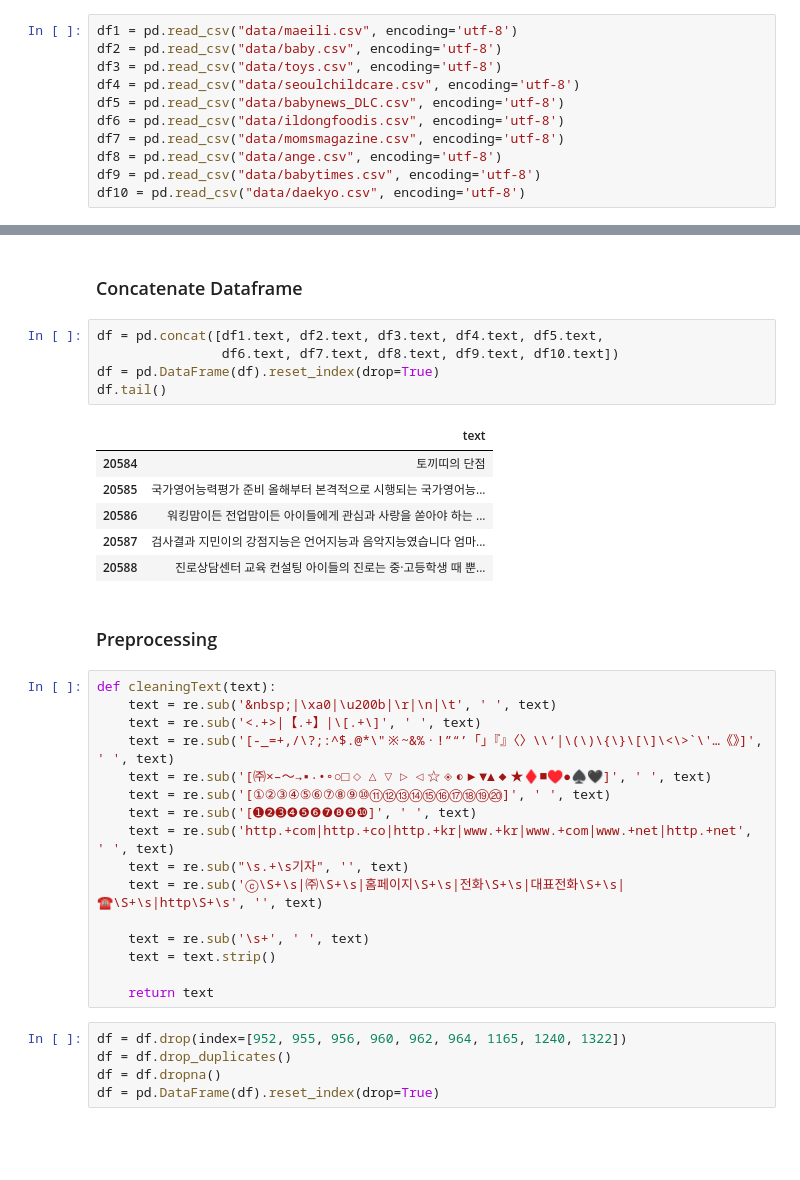
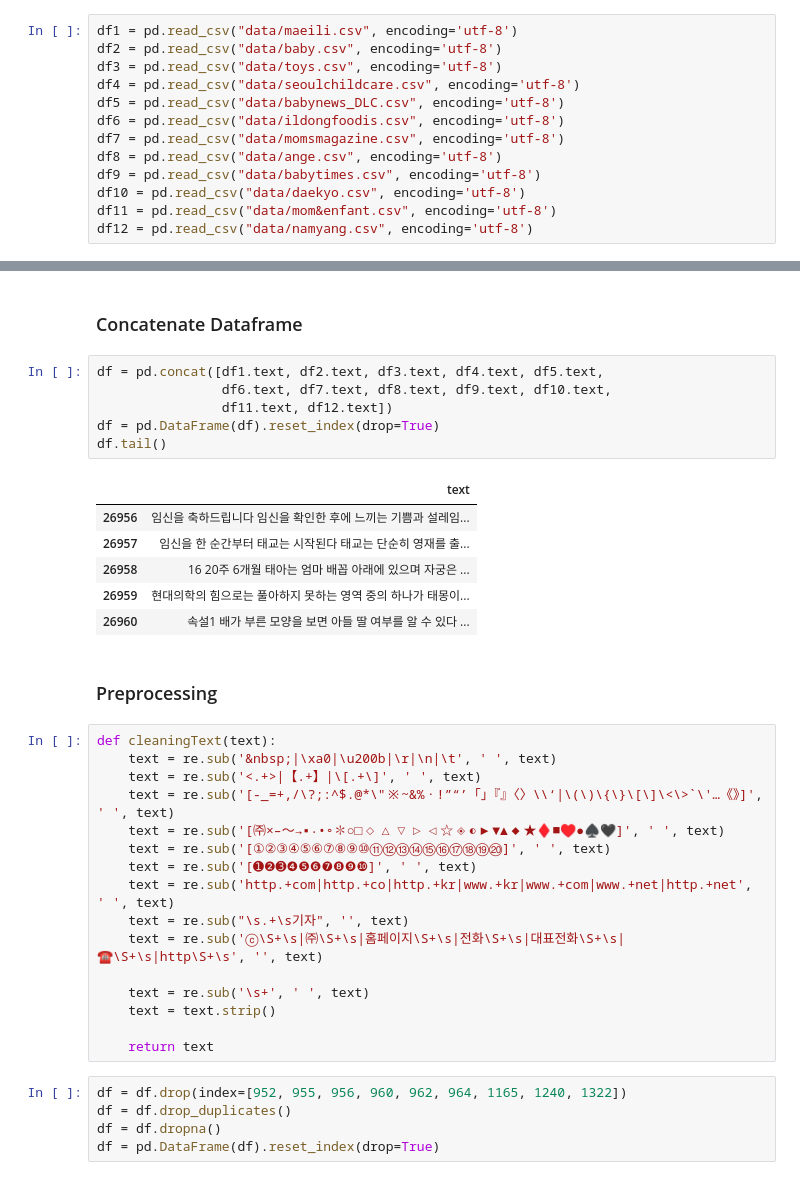
Before and after one commit to catching-space/works, a Jupyter notebook: word2vec.ipynb, the cells around one changed output, grey strips where cells are left out. Cells and saved outputs as stored; diff of their text form; blank space fills up the shorter version.

Commit message:
Add data

```diff
--- a/word2vec.ipynb
+++ b/word2vec.ipynb
@@ -25,3 +25,5 @@ df7 = pd.read_csv("data/momsmagazine.csv", encoding='utf-8')
 df8 = pd.read_csv("data/ange.csv", encoding='utf-8')
 df9 = pd.read_csv("data/babytimes.csv", encoding='utf-8')
 df10 = pd.read_csv("data/daekyo.csv", encoding='utf-8')
+df11 = pd.read_csv("data/mom&enfant.csv", encoding='utf-8')
+df12 = pd.read_csv("data/namyang.csv", encoding='utf-8')
@@ -139,16 +31,17 @@ df10.tail()
 ### Concatenate Dataframe
 # %%
 df = pd.concat([df1.text, df2.text, df3.text, df4.text, df5.text,
-                df6.text, df7.text, df8.text, df9.text, df10.text])
+                df6.text, df7.text, df8.text, df9.text, df10.text,
+                df11.text, df12.text])
 df = pd.DataFrame(df).reset_index(drop=True)
 df.tail()
 # %% [output]
 |  | text |
-| 20584 | 토끼띠의 단점 |
-| 20585 | 국가영어능력평가 준비 올해부터 본격적으로 시행되는 국가영어능... |
-| 20586 | 워킹맘이든 전업맘이든 아이들에게 관심과 사랑을 쏟아야 하는 ... |
-| 20587 | 검사결과 지민이의 강점지능은 언어지능과 음악지능였습니다 엄마... |
-| 20588 | 진로상담센터 교육 컨설팅 아이들의 진로는 중·고등학생 때 뿐... |
+| 26956 | 임신을 축하드립니다 임신을 확인한 후에 느끼는 기쁨과 설레임... |
+| 26957 | 임신을 한 순간부터 태교는 시작된다 태교는 단순히 영재를 출... |
+| 26958 | 16 20주 6개월 태아는 엄마 배꼽 아래에 있으며 자궁은 ... |
+| 26959 | 현대의학의 힘으로는 풀아하지 못하는 영역 중의 하나가 태몽이... |
+| 26960 | 속설1 배가 부른 모양을 보면 아들 딸 여부를 알 수 있다 ... |
 # %% [markdown]
 ### Preprocessing
 # %%
@@ -156,7 +49,7 @@ def cleaningText(text):
     text = re.sub('&nbsp;|\xa0|\u200b|\r|\n|\t', ' ', text)
     text = re.sub('<.+>|【.+】|\[.+\]', ' ', text)
     text = re.sub('[-_=+,/\?;:^$.@*\"※~&%ㆍ!”“’「」『』〈〉\\‘|\(\)\{\}\[\]\<\>`\'…《》]', ' ', text)
-    text = re.sub('[㈜×–～→▪‧•∘○□◇△▽▷◁☆◈◐▶▼▲◆★♦■♥️●♠🖤]', ' ', text)
+    text = re.sub('[㈜×–～→▪‧•∘✽○□◇△▽▷◁☆◈◐▶▼▲◆★♦■♥️●♠🖤]', ' ', text)
     text = re.sub('[①②③④⑤⑥⑦⑧⑨⑩⑪⑫⑬⑭⑮⑯⑰⑱⑲⑳]', ' ', text)
     text = re.sub('[➊❷➌❹❺❻❼❽❾❿]', ' ', text)
     text = re.sub('http.+com|http.+co|http.+kr|www.+kr|www.+com|www.+net|http.+net', ' ', text)
```
Also changed, not shown: parts of 61 cells of this notebook.
